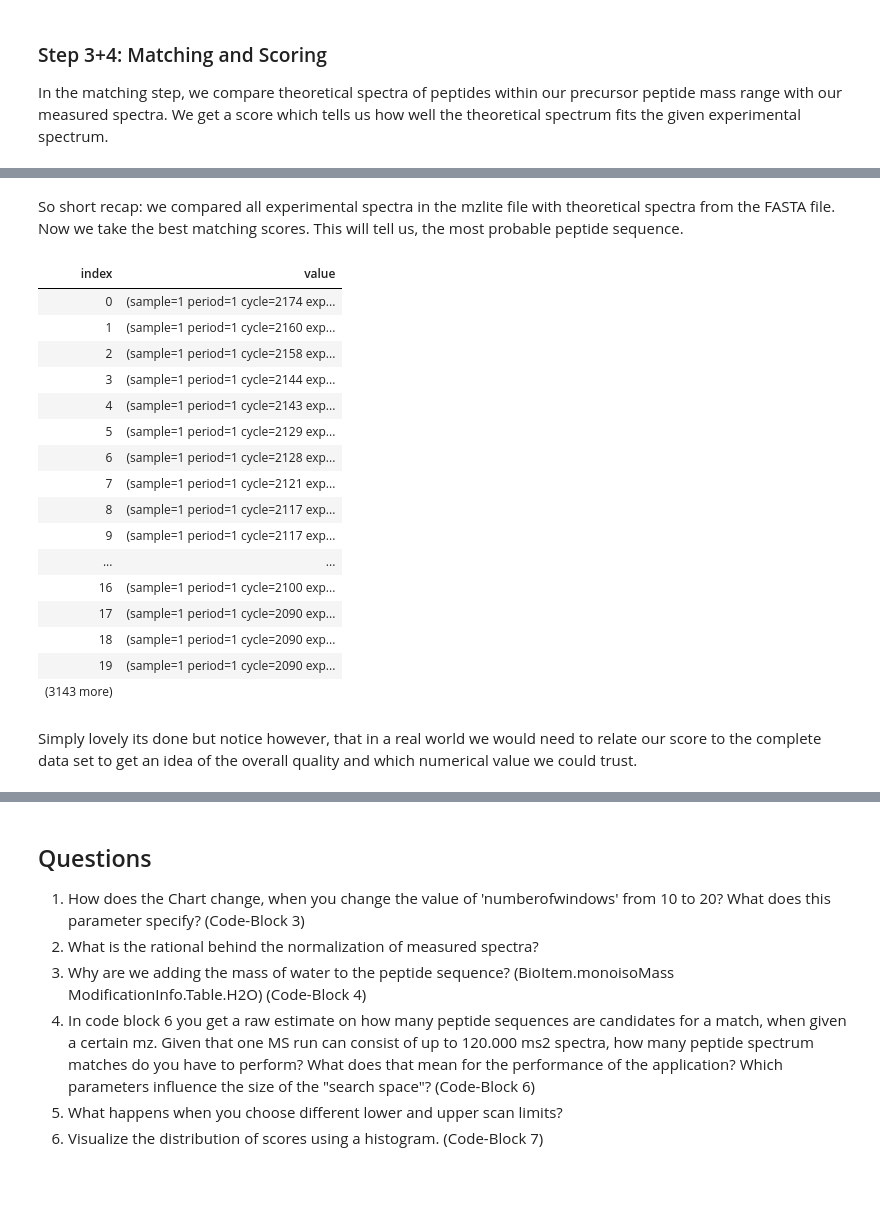
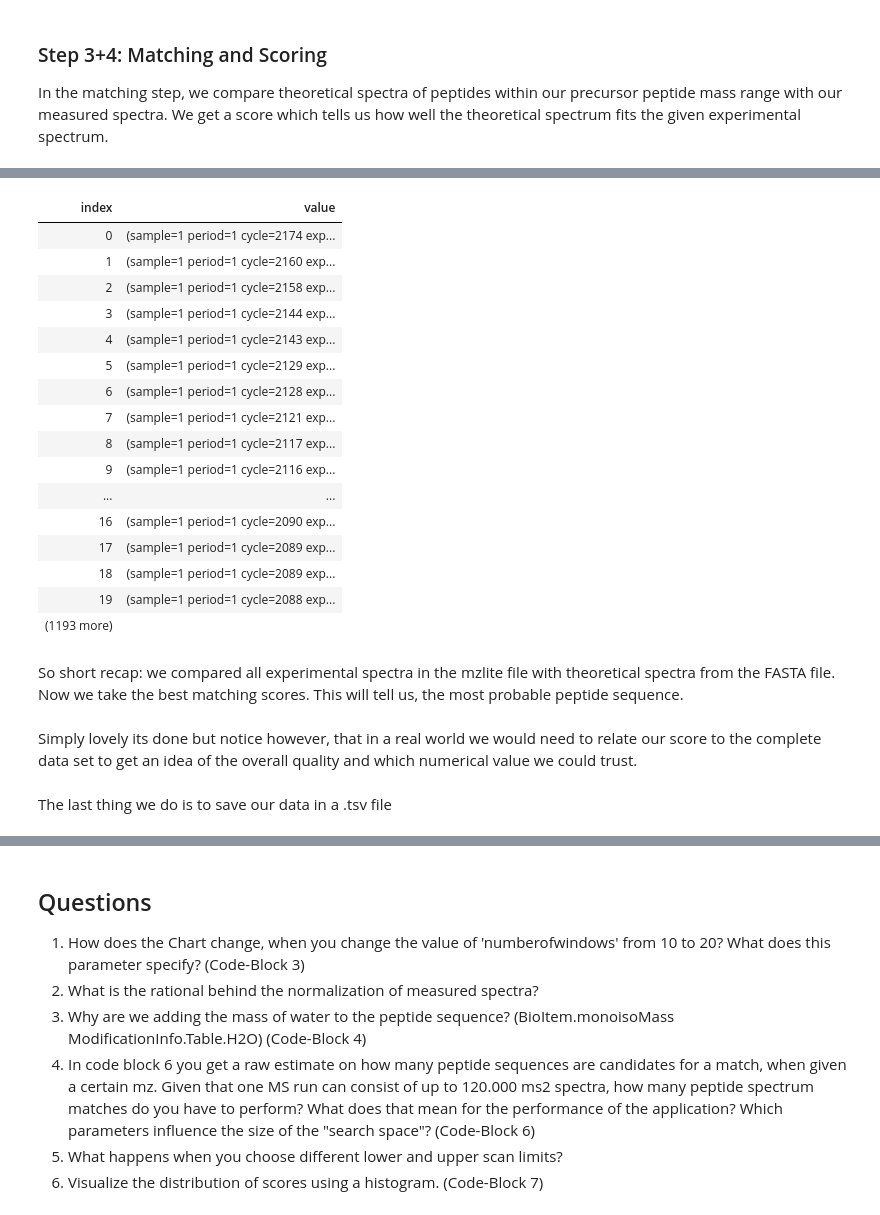
Before and after one commit to paulineHans/BIO-BTE-06-L-7, a Jupyter notebook: Notebooks/NB04b_Peptide_Identification.ipynb, the cells around one changed output, grey strips where cells are left out. Drawn from its saved outputs; the diff is of its cells as text; code cells hidden in the pictures; blank space fills up the shorter version.

```diff
--- a/Notebooks/NB04b_Peptide_Identification.ipynb
+++ b/Notebooks/NB04b_Peptide_Identification.ipynb
@@ -446,29 +457,60 @@ sortedScores
+# %%
+// Code-Block 7
+
+// For each MS2 entry, keep only spectra where at least one peptide candidate can be scored.
+let spectras =
+    wholeInfo
+    |> Array.choose (fun (ID,rt, vec,possibleChargesAndMasses) ->
+        // For this spectrum, evaluate each possible precursor charge/mass pair.
+        possibleChargesAndMasses
+        |> Array.choose (fun (charge,mass) ->
+            // Score peptide candidates for one charge state and keep the top-scoring hit.
+            let bestScoredPeptideOneCharge =
+                peptideAndMasses
+                // Coarse precursor mass filter to reduce the search space.
+                |> Array.filter (fun (_,massTheo) -> abs(massTheo-mass) <= 0.5 )
+                |> Array.map (fun (sequence,mass) ->
+                    // Generate theoretical fragments and compare them to the measured spectrum.
+                    let theoSpec = predictFromSequence sequence charge
+                    sequence,charge,mass,BioFSharp.Mz.SequestLike.scoreSingle theoSpec vec
+                )
+                // Rank candidates by score and keep only the best one for this charge.
+                |> Array.sortByDescending (fun (_,_,_,score) -> score)
+                |> Array.tryHead
+            // Convert successful hit to output tuple; skip charge states with no candidates.
+            match bestScoredPeptideOneCharge with
+            | Some (aaList,charge,mass,score) ->
+                Some (ID, rt,aaList |> BioList.toString,charge,mass,score)
+            | None -> None
+
+        )
+        // From all tested charge states, keep the single best hit per spectrum.
+        |> Array.sortByDescending (fun (_,_,_,_,_,score) -> score)
+        |> Array.tryHead
+    )
+spectras
+# %% [output]
+| index | value |
+| 0 | (sample=1 period=1 cycle=2174 exp... |
+| 1 | (sample=1 period=1 cycle=2160 exp... |
+| 2 | (sample=1 period=1 cycle=2158 exp... |
+| 3 | (sample=1 period=1 cycle=2144 exp... |
+| 4 | (sample=1 period=1 cycle=2143 exp... |
+| 5 | (sample=1 period=1 cycle=2129 exp... |
+| 6 | (sample=1 period=1 cycle=2128 exp... |
+| 7 | (sample=1 period=1 cycle=2121 exp... |
+| 8 | (sample=1 period=1 cycle=2117 exp... |
+| 9 | (sample=1 period=1 cycle=2116 exp... |
+| ... | ... |
+| 16 | (sample=1 period=1 cycle=2090 exp... |
+| 17 | (sample=1 period=1 cycle=2089 exp... |
+| 18 | (sample=1 period=1 cycle=2089 exp... |
+| 19 | (sample=1 period=1 cycle=2088 exp... |
+| (1193 more) |  |
 # %% [markdown]
 So short recap: we compared all experimental spectra in the mzlite file with theoretical spectra from the FASTA file. Now we take the best matching scores. This will tell us, the most probable peptide sequence.
-# %%
-// Code-Block 8
-let bestScore =
-    sortedScores
-    |> Array.map (fun (x,y) ->x, y |> Array.head)
-bestScore
-# %% [output]
-| index | value |
-| 0 | (sample=1 period=1 cycle=2174 exp... |
-| 1 | (sample=1 period=1 cycle=2160 exp... |
-| 2 | (sample=1 period=1 cycle=2158 exp... |
-| 3 | (sample=1 period=1 cycle=2144 exp... |
-| 4 | (sample=1 period=1 cycle=2143 exp... |
-| 5 | (sample=1 period=1 cycle=2129 exp... |
-| 6 | (sample=1 period=1 cycle=2128 exp... |
-| 7 | (sample=1 period=1 cycle=2121 exp... |
-| 8 | (sample=1 period=1 cycle=2117 exp... |
-| 9 | (sample=1 period=1 cycle=2117 exp... |
-| ... | ... |
-| 16 | (sample=1 period=1 cycle=2100 exp... |
-| 17 | (sample=1 period=1 cycle=2090 exp... |
-| 18 | (sample=1 period=1 cycle=2090 exp... |
-| 19 | (sample=1 period=1 cycle=2090 exp... |
-| (3143 more) |  |
 # %% [markdown]
 Simply lovely its done but notice however, that in a real world we would need to
 relate our score to the complete data set to get an idea of the overall quality and which numerical value we could trust.
+# %% [markdown]
+The last thing we do is to save our data in a .tsv file
```
Also changed, not shown: parts of 5 cells of this notebook.
